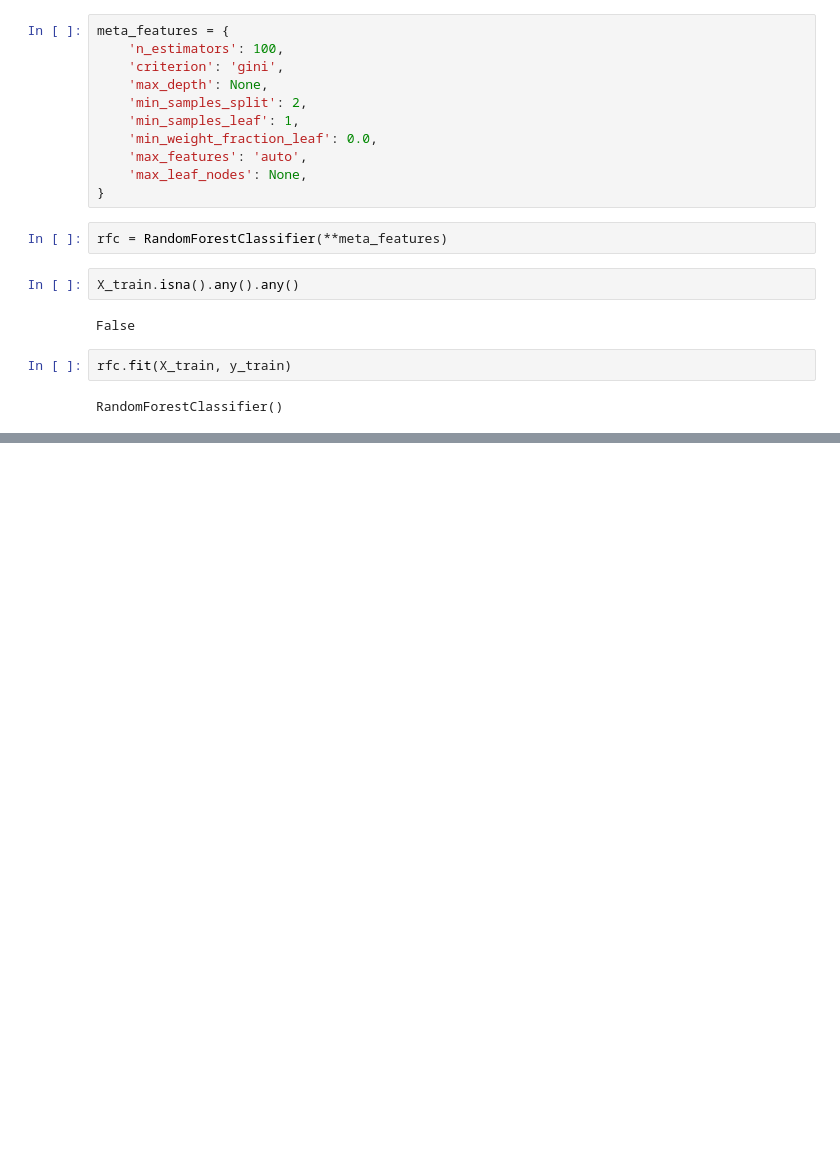
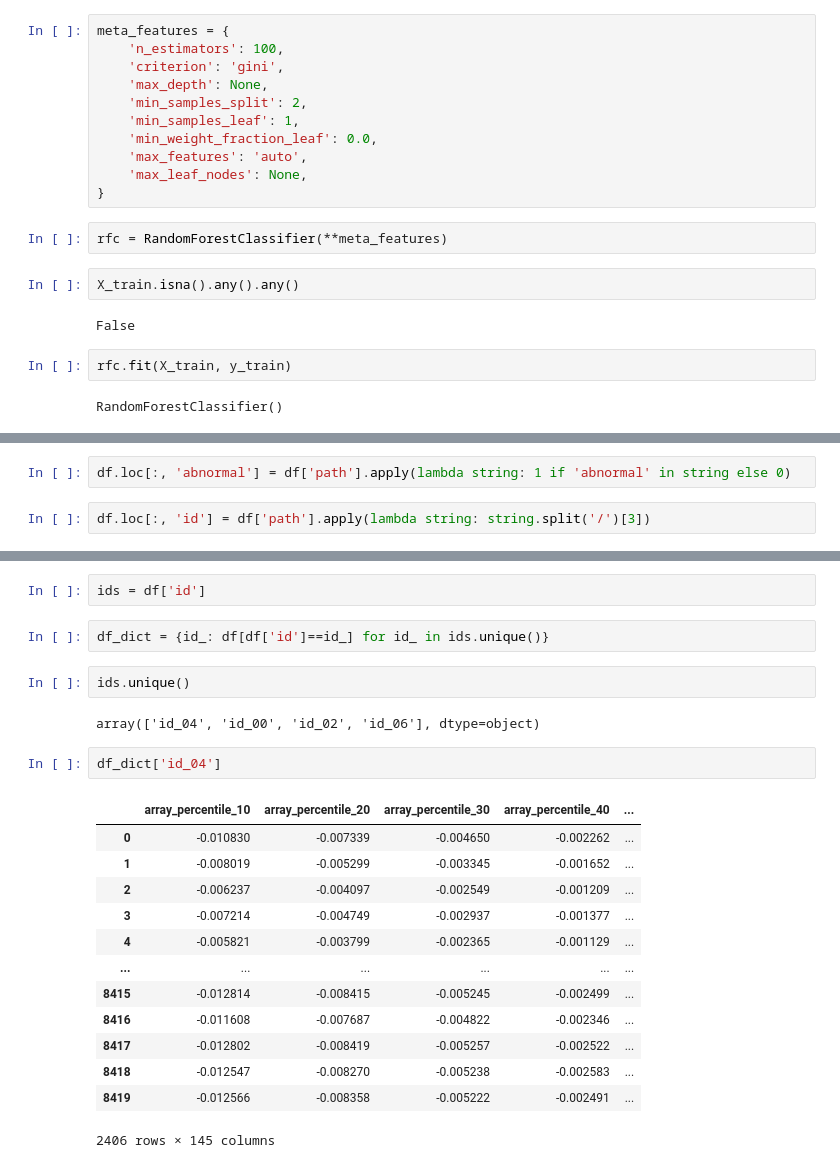
Before and after one commit to makyeme/Machine_conditions_monitoring, a Jupyter notebook: machine_learning.ipynb, the cells around one changed output, grey strips where cells are left out. Cells and saved outputs as stored; diff of their text form; blank space fills up the shorter version.

```diff
--- a/machine_learning.ipynb
+++ b/machine_learning.ipynb
@@ -83,0 +205,4 @@ rfc.score(X_test, y_test)
+# %%
+df.loc[:, 'abnormal'] = df['path'].apply(lambda string: 1 if 'abnormal' in string else 0)
+# %%
+df.loc[:, 'id'] = df['path'].apply(lambda string: string.split('/')[3])
@@ -83,0 +219,24 @@ rfc.score(X_test, y_test)
+# %%
+ids = df['id']
+# %%
+df_dict = {id_: df[df['id']==id_] for id_ in ids.unique()}
+# %%
+ids.unique()
+# %% [output]
+array(['id_04', 'id_00', 'id_02', 'id_06'], dtype=object)
+# %%
+df_dict['id_04']
+# %% [output]
+|  | array_percentile_10 | array_percentile_20 | array_percentile_30 | array_percentile_40 | ... |
+| 0 | -0.010830 | -0.007339 | -0.004650 | -0.002262 | ... |
+| 1 | -0.008019 | -0.005299 | -0.003345 | -0.001652 | ... |
+| 2 | -0.006237 | -0.004097 | -0.002549 | -0.001209 | ... |
+| 3 | -0.007214 | -0.004749 | -0.002937 | -0.001377 | ... |
+| 4 | -0.005821 | -0.003799 | -0.002365 | -0.001129 | ... |
+| ... | ... | ... | ... | ... | ... |
+| 8415 | -0.012814 | -0.008415 | -0.005245 | -0.002499 | ... |
+| 8416 | -0.011608 | -0.007687 | -0.004822 | -0.002346 | ... |
+| 8417 | -0.012802 | -0.008419 | -0.005257 | -0.002522 | ... |
+| 8418 | -0.012547 | -0.008270 | -0.005238 | -0.002583 | ... |
+| 8419 | -0.012566 | -0.008358 | -0.005222 | -0.002491 | ... |
+2406 rows × 145 columns
```
Also changed, not shown: parts of 14 cells of this notebook, 5 other files.
